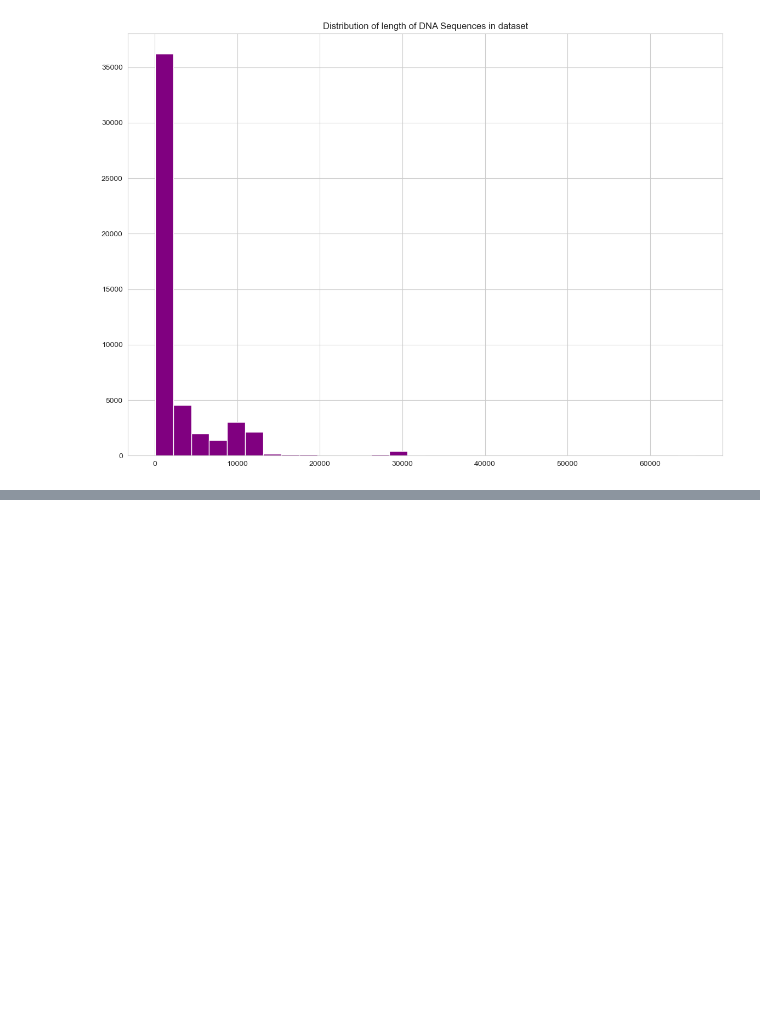
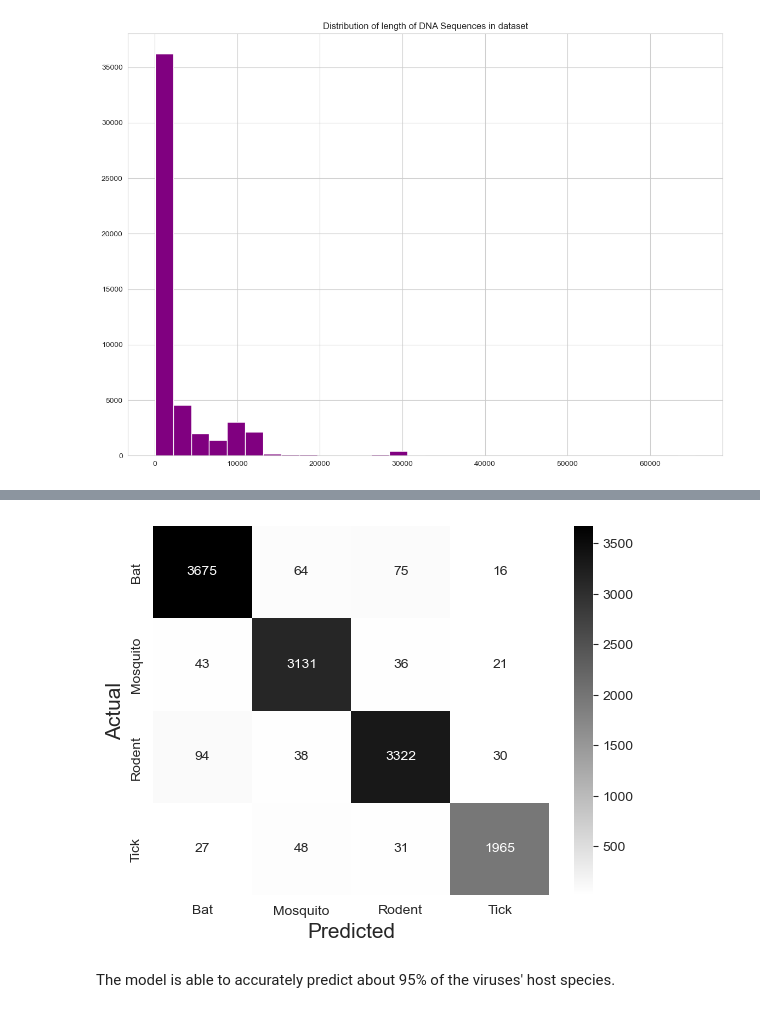
Before and after one commit to jmclaughlin712/Classification-of-Animal-Associated-Viruses, a Jupyter notebook: Analysis.ipynb, the cells around one changed output, grey strips where cells are left out. Drawn from its saved outputs; the diff is of its cells as text; code cells hidden in the pictures; blank space fills up the shorter version.

```diff
--- a/Analysis.ipynb
+++ b/Analysis.ipynb
@@ -313,6 +146,0 @@ print(accuracy_score(y_val, xgboost_6.predict(X_val)))
-# %%
-lb = LabelBinarizer()
-y_preds=xgboost.predict(X_test)
-y_preds_binarized=lb.fit_transform(y_preds).flatten()
-y_test_binarized=lb.transform(y_test).flatten()
-roc_auc=round(roc_auc_score(y_test_binarized, y_preds_binarized), 3)
@@ -485,0 +353,20 @@ ROC AUC score is 0.97
+# %%
+nn_3=Sequential()
+
+nn_3.add(Dense(250, activation='relu', kernel_regularizer=l2(1e-100), input_shape=(X_t_scaled.shape[1],)))
+nn_3.add(BatchNormalization())
+nn_3.add(Dropout(0.3))
+
+nn_3.add(Dense(500, activation='relu', kernel_regularizer=l2(1e-60))) #arbitrarily chosen size and activation function
+nn_3.add(BatchNormalization())
+nn_3.add(Dropout(0.25))
+
+nn_3.add(Flatten()) #ensure shape of label data is correct
+nn_3.add(Dense(4, activation='softmax')) #final layer has 4 nodes because there are 4 classes we are predicting from
+
+nn_3.compile(loss='categorical_crossentropy', optimizer='adam', metrics=['acc'])
+
+nn_3.fit(X_t_scaled, to_categorical(y_t, num_classes=4), epochs=10, batch_size=150, verbose=0)
+val_preds=np.argmax(nn_3.predict(X_val_scaled), axis=1)
+
+print(f'Accuracy score is {accuracy_score(val_preds, y_val)}')
@@ -485,0 +428,5 @@ ROC AUC score is 0.97
+# %%
+models_used, acc, roc_auc, preds=predictor(X_test_scaled, y_test)
+print(f'The model accuracy score is {acc}')
+print(f'The models used to optimize accuracy are {models_used}')
+print(f'ROC AUC score is {roc_auc}')
@@ -485,0 +455,8 @@ ROC AUC score is 0.97
+# %%
+sns.heatmap(confusion_matrix(y_test, preds), annot=True, fmt="d", xticklabels=label_encoder.classes_, yticklabels=label_encoder.classes_, cmap='gist_yarg')
+plt.xlabel('Predicted', size=15)
+plt.ylabel('Actual', size=15);
+# %% [output]
+[figure, added]
+# %% [markdown]
+The model is able to accurately predict about 95% of the viruses' host species.
```
Also changed, not shown: parts of 47 cells of this notebook, 2 other files.
